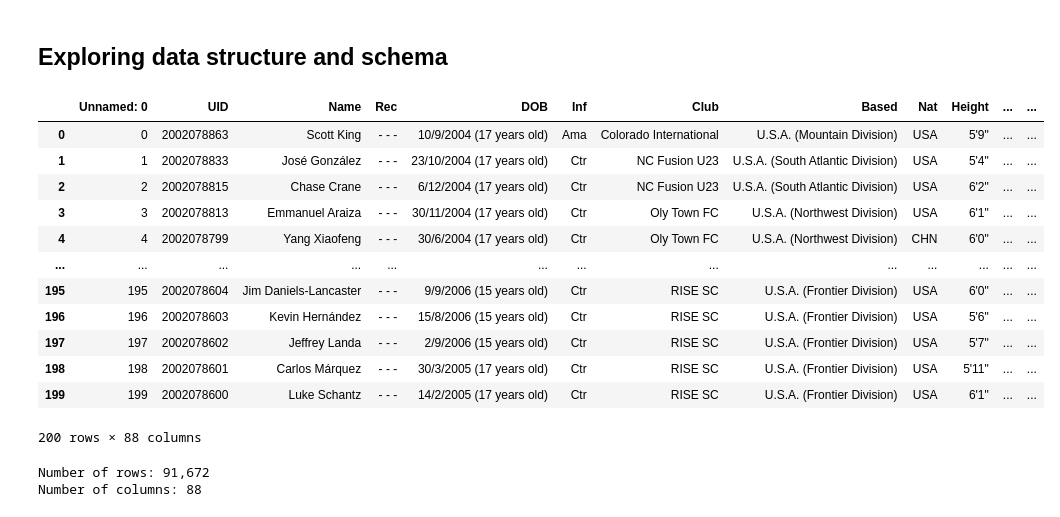
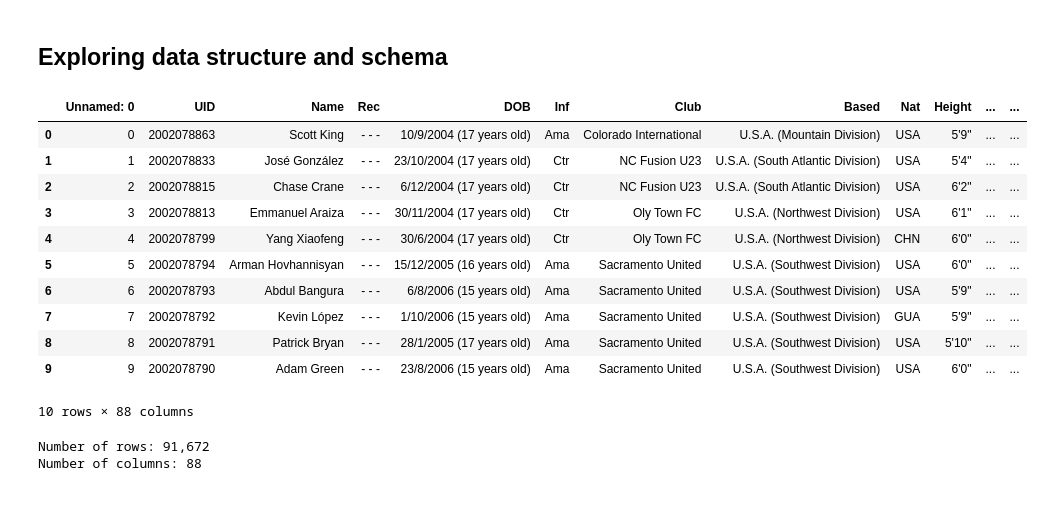
Before and after one commit to snabxo/banana, a Jupyter notebook: projects/football-manager-23/fm23_eda.ipynb, the cells around one changed output. Drawn from its saved outputs; the diff is of its cells as text; code cells hidden in the pictures.

```diff
--- a/projects/football-manager-23/fm23_eda.ipynb
+++ b/projects/football-manager-23/fm23_eda.ipynb
@@ -72,21 +69,20 @@ raw_dataframe = pd.read_csv(csv_path, encoding="utf-8", low_memory=False)
 ## Exploring data structure and schema
 # %%
 # lookup of data
-raw_dataframe.head(200)
+raw_dataframe.head(10)
 # %% [output]
 |  | Unnamed: 0 | UID | Name | Rec | DOB | Inf | Club | Based | Nat | Height | ... | ... |
 | 0 | 0 | 2002078863 | Scott King | - - - | 10/9/2004 (17 years old) | Ama | Colorado International | U.S.A. (Mountain Division) | USA | 5'9" | ... | ... |
 | 1 | 1 | 2002078833 | José González | - - - | 23/10/2004 (17 years old) | Ctr | NC Fusion U23 | U.S.A. (South Atlantic Division) | USA | 5'4" | ... | ... |
 | 2 | 2 | 2002078815 | Chase Crane | - - - | 6/12/2004 (17 years old) | Ctr | NC Fusion U23 | U.S.A. (South Atlantic Division) | USA | 6'2" | ... | ... |
 | 3 | 3 | 2002078813 | Emmanuel Araiza | - - - | 30/11/2004 (17 years old) | Ctr | Oly Town FC | U.S.A. (Northwest Division) | USA | 6'1" | ... | ... |
 | 4 | 4 | 2002078799 | Yang Xiaofeng | - - - | 30/6/2004 (17 years old) | Ctr | Oly Town FC | U.S.A. (Northwest Division) | CHN | 6'0" | ... | ... |
-| ... | ... | ... | ... | ... | ... | ... | ... | ... | ... | ... | ... | ... |
-| 195 | 195 | 2002078604 | Jim Daniels-Lancaster | - - - | 9/9/2006 (15 years old) | Ctr | RISE SC | U.S.A. (Frontier Division) | USA | 6'0" | ... | ... |
-| 196 | 196 | 2002078603 | Kevin Hernández | - - - | 15/8/2006 (15 years old) | Ctr | RISE SC | U.S.A. (Frontier Division) | USA | 5'6" | ... | ... |
-| 197 | 197 | 2002078602 | Jeffrey Landa | - - - | 2/9/2006 (15 years old) | Ctr | RISE SC | U.S.A. (Frontier Division) | USA | 5'7" | ... | ... |
-| 198 | 198 | 2002078601 | Carlos Márquez | - - - | 30/3/2005 (17 years old) | Ctr | RISE SC | U.S.A. (Frontier Division) | USA | 5'11" | ... | ... |
-| 199 | 199 | 2002078600 | Luke Schantz | - - - | 14/2/2005 (17 years old) | Ctr | RISE SC | U.S.A. (Frontier Division) | USA | 6'1" | ... | ... |
+| 5 | 5 | 2002078794 | Arman Hovhannisyan | - - - | 15/12/2005 (16 years old) | Ama | Sacramento United | U.S.A. (Southwest Division) | USA | 6'0" | ... | ... |
+| 6 | 6 | 2002078793 | Abdul Bangura | - - - | 6/8/2006 (15 years old) | Ama | Sacramento United | U.S.A. (Southwest Division) | USA | 5'9" | ... | ... |
+| 7 | 7 | 2002078792 | Kevin López | - - - | 1/10/2006 (15 years old) | Ama | Sacramento United | U.S.A. (Southwest Division) | GUA | 5'9" | ... | ... |
+| 8 | 8 | 2002078791 | Patrick Bryan | - - - | 28/1/2005 (17 years old) | Ama | Sacramento United | U.S.A. (Southwest Division) | USA | 5'10" | ... | ... |
+| 9 | 9 | 2002078790 | Adam Green | - - - | 23/8/2006 (15 years old) | Ama | Sacramento United | U.S.A. (Southwest Division) | USA | 6'0" | ... | ... |
-200 rows × 88 columns
+10 rows × 88 columns
 # %%
 # check the number of rows and columns
 print(f"Number of rows: {raw_dataframe.shape[0]:,}")
```
Also changed, not shown: parts of 4 cells of this notebook, 1 other file.
